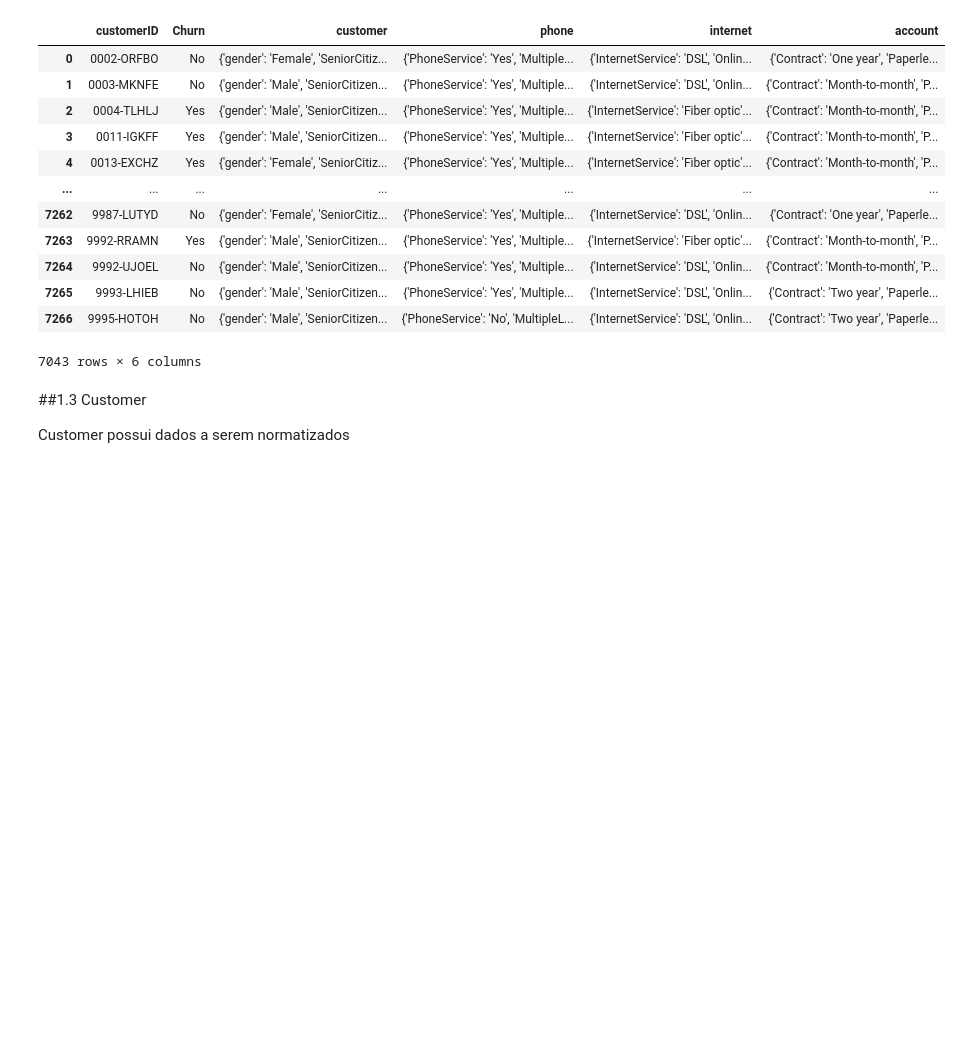
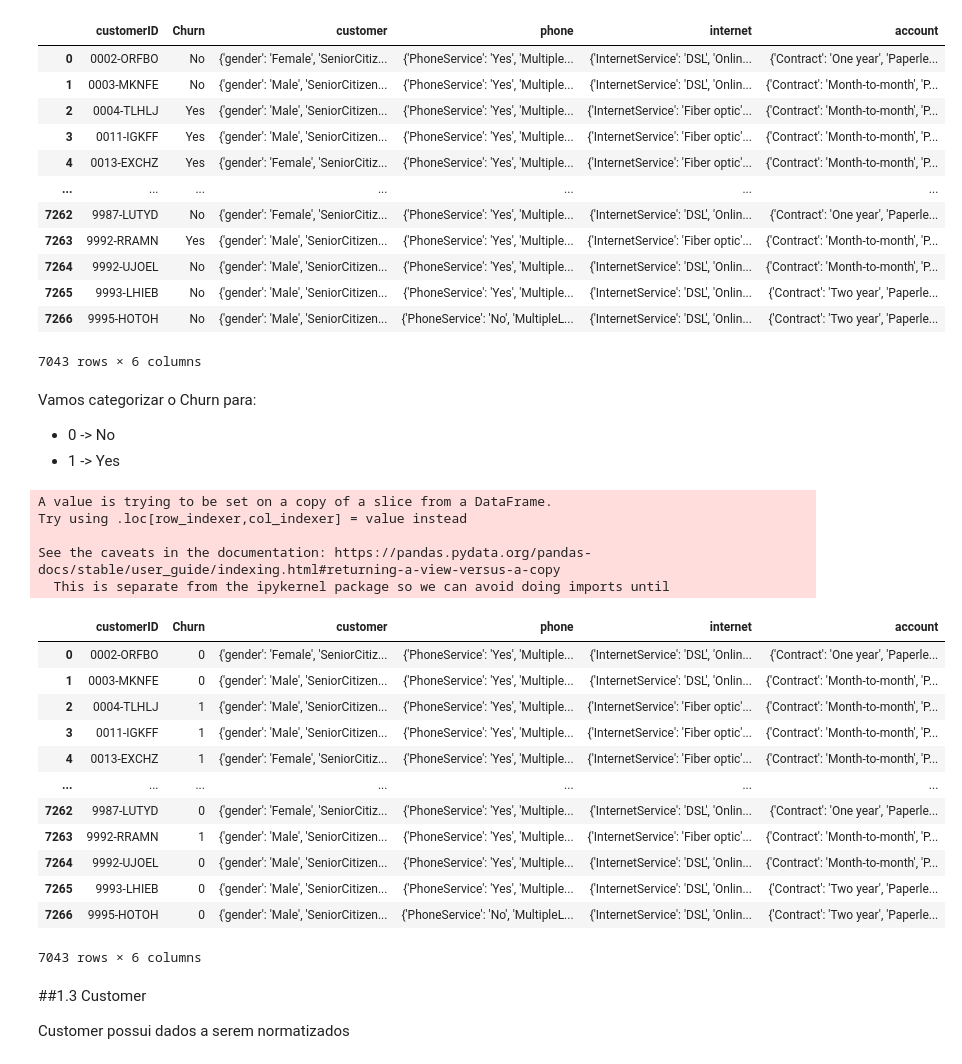
Before and after one commit to VitorFRodrigues/Alura_Challenges, a Jupyter notebook: notebook/Alura_Challenge_DataScience1.ipynb, the cells around one changed output. Saved outputs shown, nothing was run; the diff lists cells and outputs as text; code cells hidden in the pictures; blank space fills up the shorter version.

```diff
--- a/notebook/Alura_Challenge_DataScience1.ipynb
+++ b/notebook/Alura_Challenge_DataScience1.ipynb
@@ -87,6 +87,34 @@ dados_limpos
 | 7265 | 9993-LHIEB | No | {'gender': 'Male', 'SeniorCitizen... | {'PhoneService': 'Yes', 'Multiple... | {'InternetService': 'DSL', 'Onlin... | {'Contract': 'Two year', 'Paperle... |
 | 7266 | 9995-HOTOH | No | {'gender': 'Male', 'SeniorCitizen... | {'PhoneService': 'No', 'MultipleL... | {'InternetService': 'DSL', 'Onlin... | {'Contract': 'Two year', 'Paperle... |
 7043 rows × 6 columns
+# %% [markdown]
+Vamos categorizar o Churn para:
+*  0 -> No
+*  1 -> Yes
+# %%
+substituir = {"Yes": 1,
+              "No": 0}
+dados_limpos['Churn'] = dados_limpos['Churn'].replace(substituir)
+dados_limpos
+# %% [output]
+A value is trying to be set on a copy of a slice from a DataFrame.
+Try using .loc[row_indexer,col_indexer] = value instead
+
+See the caveats in the documentation: https://pandas.pydata.org/pandas-docs/stable/user_guide/indexing.html#returning-a-view-versus-a-copy
+  This is separate from the ipykernel package so we can avoid doing imports until
+|  | customerID | Churn | customer | phone | internet | account |
+| 0 | 0002-ORFBO | 0 | {'gender': 'Female', 'SeniorCitiz... | {'PhoneService': 'Yes', 'Multiple... | {'InternetService': 'DSL', 'Onlin... | {'Contract': 'One year', 'Paperle... |
+| 1 | 0003-MKNFE | 0 | {'gender': 'Male', 'SeniorCitizen... | {'PhoneService': 'Yes', 'Multiple... | {'InternetService': 'DSL', 'Onlin... | {'Contract': 'Month-to-month', 'P... |
+| 2 | 0004-TLHLJ | 1 | {'gender': 'Male', 'SeniorCitizen... | {'PhoneService': 'Yes', 'Multiple... | {'InternetService': 'Fiber optic'... | {'Contract': 'Month-to-month', 'P... |
+| 3 | 0011-IGKFF | 1 | {'gender': 'Male', 'SeniorCitizen... | {'PhoneService': 'Yes', 'Multiple... | {'InternetService': 'Fiber optic'... | {'Contract': 'Month-to-month', 'P... |
+| 4 | 0013-EXCHZ | 1 | {'gender': 'Female', 'SeniorCitiz... | {'PhoneService': 'Yes', 'Multiple... | {'InternetService': 'Fiber optic'... | {'Contract': 'Month-to-month', 'P... |
+| ... | ... | ... | ... | ... | ... | ... |
+| 7262 | 9987-LUTYD | 0 | {'gender': 'Female', 'SeniorCitiz... | {'PhoneService': 'Yes', 'Multiple... | {'InternetService': 'DSL', 'Onlin... | {'Contract': 'One year', 'Paperle... |
+| 7263 | 9992-RRAMN | 1 | {'gender': 'Male', 'SeniorCitizen... | {'PhoneService': 'Yes', 'Multiple... | {'InternetService': 'Fiber optic'... | {'Contract': 'Month-to-month', 'P... |
+| 7264 | 9992-UJOEL | 0 | {'gender': 'Male', 'SeniorCitizen... | {'PhoneService': 'Yes', 'Multiple... | {'InternetService': 'DSL', 'Onlin... | {'Contract': 'Month-to-month', 'P... |
+| 7265 | 9993-LHIEB | 0 | {'gender': 'Male', 'SeniorCitizen... | {'PhoneService': 'Yes', 'Multiple... | {'InternetService': 'DSL', 'Onlin... | {'Contract': 'Two year', 'Paperle... |
+| 7266 | 9995-HOTOH | 0 | {'gender': 'Male', 'SeniorCitizen... | {'PhoneService': 'No', 'MultipleL... | {'InternetService': 'DSL', 'Onlin... | {'Contract': 'Two year', 'Paperle... |
+7043 rows × 6 columns
 # %% [markdown]
 ##1.3 Customer
 
```
Also changed, not shown: parts of 8 cells of this notebook.
